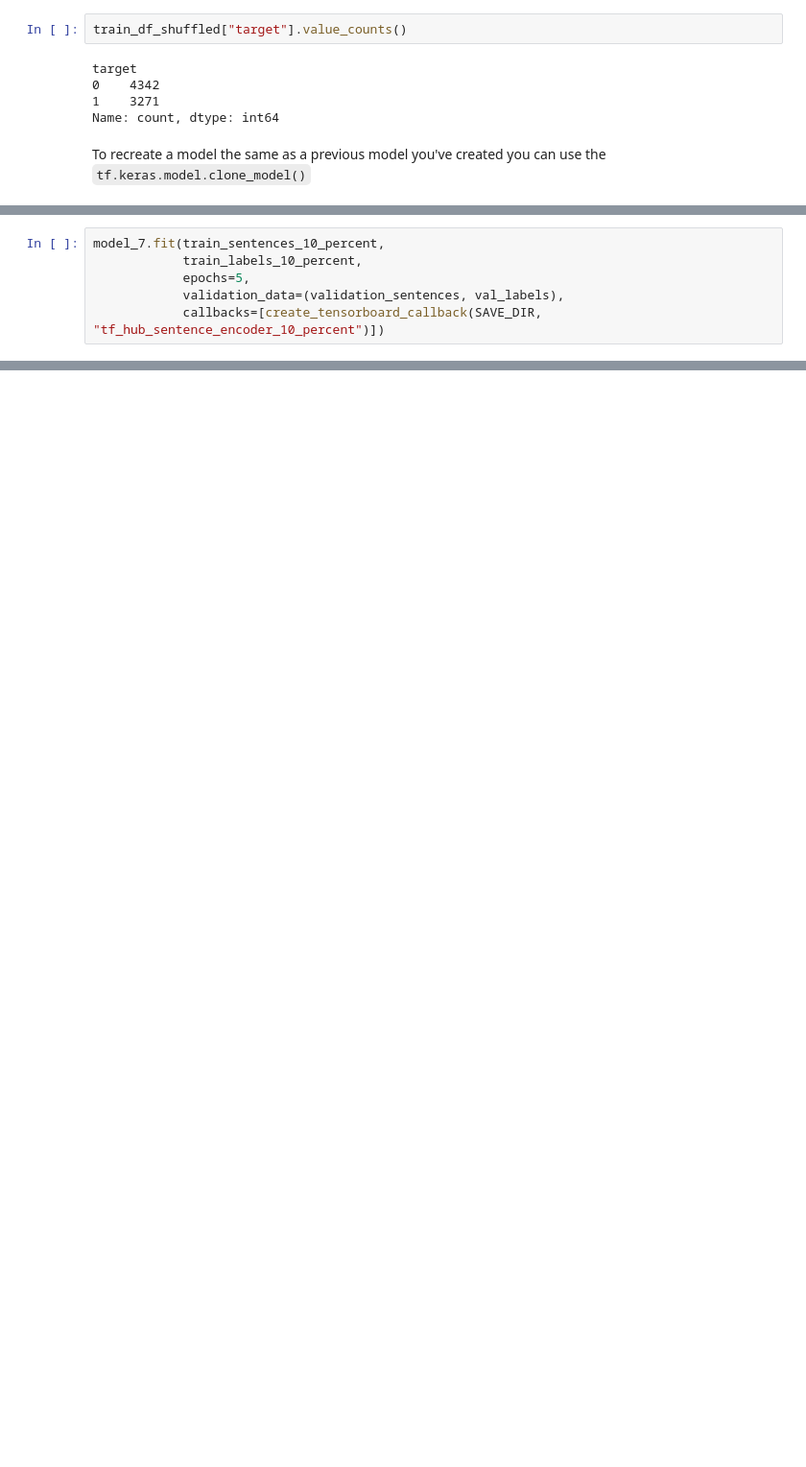
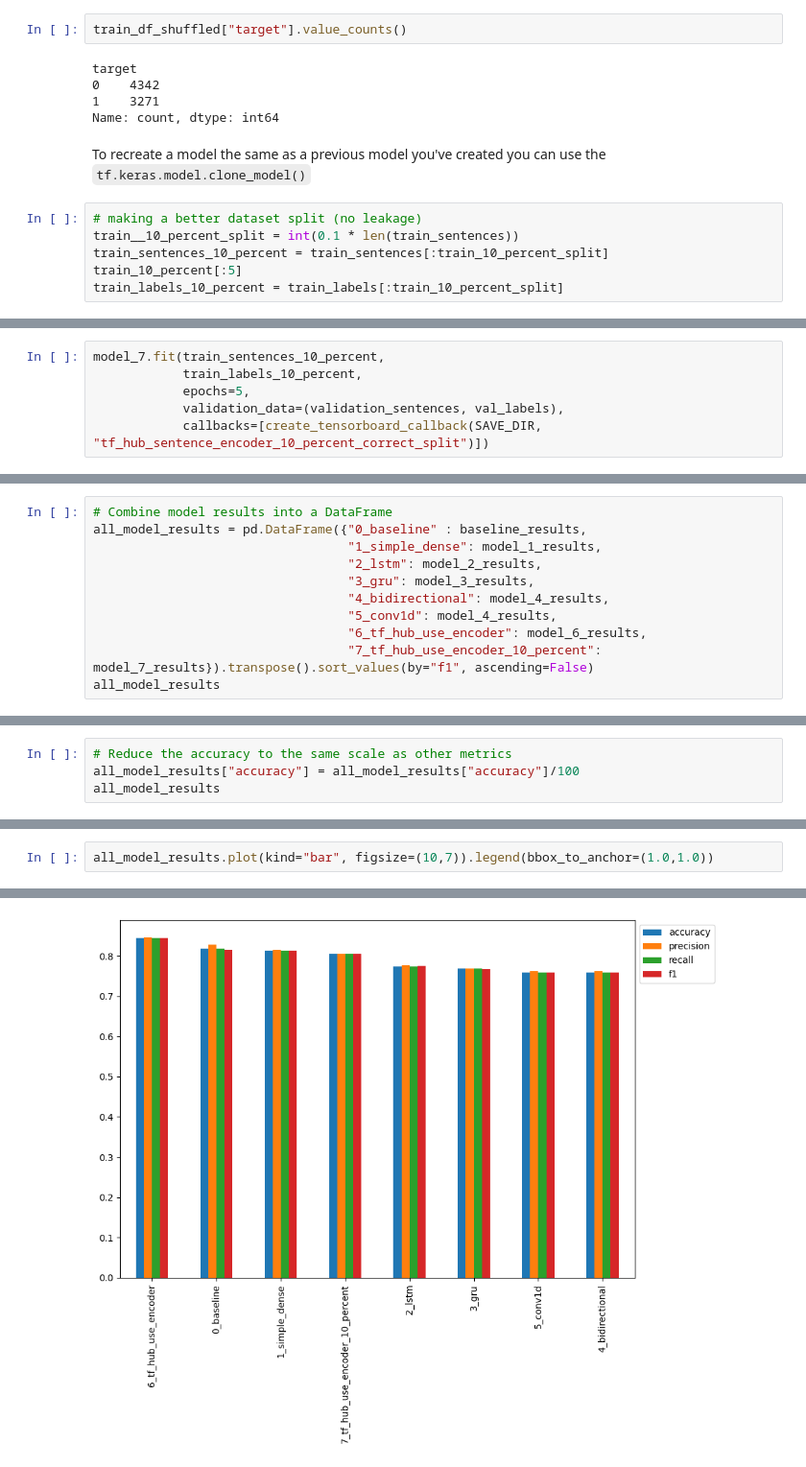
Before and after one commit to czhurdlespeed/TFDevCert, a Jupyter notebook: TFCert_Practice/08_introduction_to_nlp_in_tensorflow.ipynb, the cells around one changed output, grey strips where cells are left out. Shown at 96% size. Drawn from its saved outputs; the diff is of its cells as text; blank space fills up the shorter version.

Commit message:
Comparing model performances via Pandas DataFrames, time, and matplotlib

```diff
--- a/TFCert_Practice/08_introduction_to_nlp_in_tensorflow.ipynb
+++ b/TFCert_Practice/08_introduction_to_nlp_in_tensorflow.ipynb
@@ -1212,3 +1212,9 @@ target
 Name: count, dtype: int64
 # %% [markdown]
  To recreate a model the same as a previous model you've created you can use the `tf.keras.model.clone_model()`
+# %%
+# making a better dataset split (no leakage)
+train__10_percent_split = int(0.1 * len(train_sentences))
+train_sentences_10_percent = train_sentences[:train_10_percent_split]
+train_10_percent[:5]
+train_labels_10_percent = train_labels[:train_10_percent_split]
@@ -1239,5 +1252,5 @@ model_7.fit(train_sentences_10_percent,
             train_labels_10_percent,
             epochs=5,
             validation_data=(validation_sentences, val_labels),
-            callbacks=[create_tensorboard_callback(SAVE_DIR, "tf_hub_sentence_encoder_10_percent")])
+            callbacks=[create_tensorboard_callback(SAVE_DIR, "tf_hub_sentence_encoder_10_percent_correct_split")])
 # %% [output]
@@ -1269,0 +1283,11 @@ model_7_results
+# %%
+# Combine model results into a DataFrame
+all_model_results = pd.DataFrame({"0_baseline" : baseline_results,
+                                  "1_simple_dense": model_1_results,
+                                  "2_lstm": model_2_results,
+                                  "3_gru": model_3_results,
+                                  "4_bidirectional": model_4_results,
+                                  "5_conv1d": model_4_results,
+                                  "6_tf_hub_use_encoder": model_6_results,
+                                  "7_tf_hub_use_encoder_10_percent": model_7_results}).transpose().sort_values(by="f1", ascending=False)
+all_model_results
@@ -1269,0 +1304,4 @@ model_7_results
+# %%
+# Reduce the accuracy to the same scale as other metrics
+all_model_results["accuracy"] = all_model_results["accuracy"]/100
+all_model_results
@@ -1269,0 +1318,3 @@ model_7_results
+# %%
+all_model_results.plot(kind="bar", figsize=(10,7)).legend(bbox_to_anchor=(1.0,1.0))
+# %% [output]
@@ -1269,0 +1322 @@ model_7_results
+[figure, added]
```
Also changed, not shown: parts of 97 cells of this notebook.
